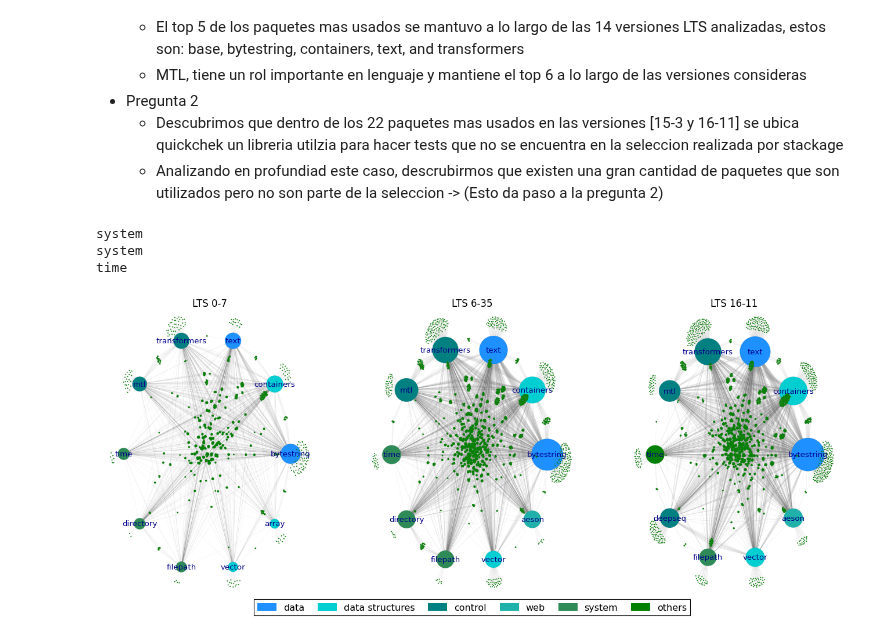
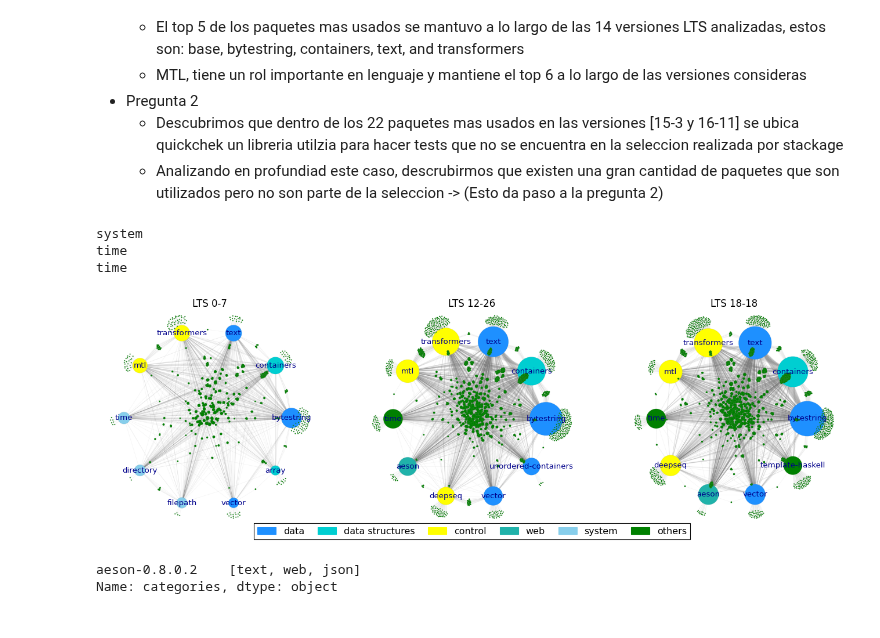
Before and after one commit to pragmaticslaboratory/stackage-evolution, a Jupyter notebook: notebooks/Answers/RQ1.ipynb, the cells around one changed output. Saved outputs shown, nothing was run; the diff lists cells and outputs as text; code cells hidden in the pictures.

```diff
--- a/notebooks/Answers/RQ1.ipynb
+++ b/notebooks/Answers/RQ1.ipynb
@@ -13,7 +13,7 @@ from util.api import get_pkgs_usage_count,foo
 %matplotlib inline
 plt.style.use('classic')
 # %%
-lts_list = ['0-7', '2-22', '3-22', '6-35', '7-24', '9-21', '11-22', '12-14', '12-26', '13-11', '13-19', '14-27', '15-3', '16-11']
+lts_list = get_lts_list()
 df_list = []
 df_by_category_list = []
 
@@ -62,7 +62,7 @@ for idx, lts in enumerate(lts_list):
 
     top_25_list[lts] = top_25
 # %%
-dic_lts = {'0-7':0,'6-35':3,'16-11':13}
+dic_lts = {'0-7':0,'12-26':8,'18-18':18}
 dfs = [{},{},{}]
 lista = []
 for idx,lts in enumerate (dic_lts):
@@ -81,9 +81,7 @@ for idx,lts in enumerate (dic_lts):
 
     list_cat = {}
     for pkg in top_pkg:
-        if pkg == 'text':
-            list_cat[pkg] = (list(df_list[dic_lts[lts]][df_list[dic_lts[lts]]['package']==pkg]['categories'])[0][1])
-        elif pkg == 'aeson':
+        if pkg == 'aeson':
             list_cat[pkg] = (list(df_list[dic_lts[lts]][df_list[dic_lts[lts]]['package']==pkg]['categories'])[0][1])
         else:
             list_cat[pkg] = (list(df_list[dic_lts[lts]][df_list[dic_lts[lts]]['package']==pkg]['categories'])[0][0])
@@ -151,19 +149,19 @@ for idx,lts in enumerate (dic_lts):
         elif G.nodes[node]['categories'] == 'data structures':
             node_color.append('darkturquoise')
         elif G.nodes[node]['categories'] == 'control':
-            node_color.append('teal')
+            node_color.append('yellow')
         elif G.nodes[node]['categories'] == 'web':
             node_color.append('lightseagreen')
         elif G.nodes[node]['categories'] == 'system':
-            node_color.append('seagreen')
+            node_color.append('skyblue')
         else:
             node_color.append('green')
 
     blue_patch = mpatches.Patch(color='dodgerblue', label='data')
     cyan_patch = mpatches.Patch(color='darkturquoise', label='data structures')
-    teal_patch = mpatches.Patch(color='teal', label='control')
+    teal_patch = mpatches.Patch(color='yellow', label='control')
     tea1l_patch = mpatches.Patch(color='lightseagreen', label='web')
-    yellow_patch = mpatches.Patch(color='seagreen', label='system')
+    yellow_patch = mpatches.Patch(color='skyblue', label='system')
     green_patch = mpatches.Patch(color='green', label='others')
     dfs[indice]['G']= G
     dfs[indice]['pos']= pos
@@ -171,29 +169,34 @@ for idx,lts in enumerate (dic_lts):
     dfs[indice]['node_color']= node_color
     dfs[indice]['adjusted_node_size']= adjusted_node_size
 # %% [output]
-system
 system
 time
+time
 # %%
-fig = plt.figure(figsize=(20,8))
+fig = plt.figure(figsize=(20,6))
 color = (0.5, 0.5, 0.5, 0.1)
 
 for i in range(len(dfs)):
     plt.subplot(1,3,i+1)
     nx.draw(dfs[i]['G'],pos=dfs[i]['pos'],label=True, labels=dfs[i]['labeldict'],node_size=list(dfs[i]['adjusted_node_size'].values()),
                    edgecolors=color,width=0.5,edge_color=color,font_size=12,node_color = (dfs[i]['node_color']),font_color='darkblue')
     plt.title('LTS '+list(dic_lts.keys())[i], fontsize=15, y=0.98)
     plt.subplots_adjust(left=0,right=0.8)
     plt.margins(x=0,y=0)
     if i == 1:
         plt.legend(handles=[blue_patch,cyan_patch,teal_patch,tea1l_patch,yellow_patch,green_patch],bbox_to_anchor=(-0.5, -0.05, 2., .102), loc='lower left',
                ncol=6, mode="expand", borderaxespad=0.)
 plt.savefig("../../graphs/rq1.pdf", format='pdf', bbox_inches='tight')
 
 
 plt.show()
 # %% [output]
-[figure, old version]
+[figure, new version]
+# %%
+df_list[0][df_list[0]['package']=='aeson']['categories']
+# %% [output]
+aeson-0.8.0.2    [text, web, json]
+Name: categories, dtype: object
 # %%
 for idx,df in enumerate(df_list):
     print('-----------------------')
```
Also changed, not shown: parts of 5 cells of this notebook, 18 other files.
